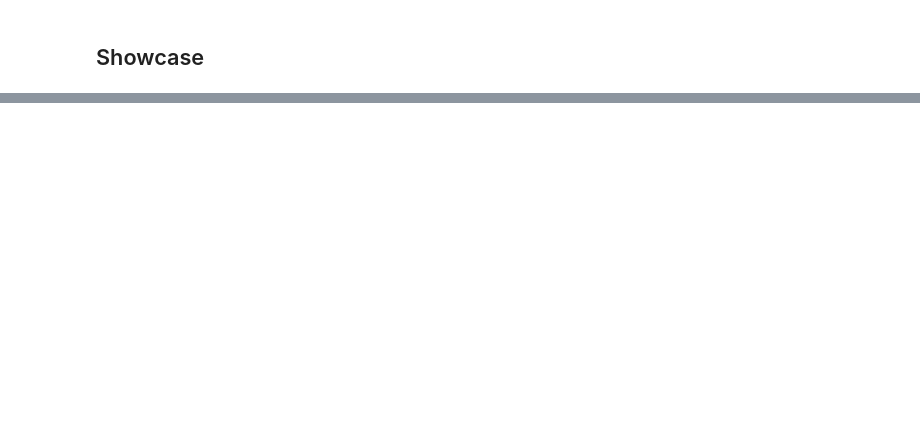
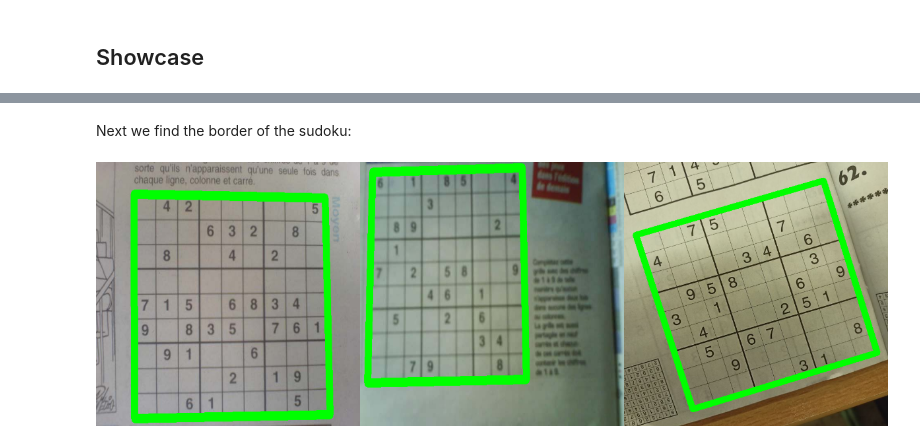
Before and after one commit to Strojove-uceni/23206-final-sudoku-solver, a Jupyter notebook: DEMO.ipynb, the cells around one changed output, grey strips where cells are left out. Saved outputs shown, nothing was run; the diff lists cells and outputs as text; code cells hidden in the pictures; blank space fills up the shorter version.

```diff
--- a/DEMO.ipynb
+++ b/DEMO.ipynb
@@ -228,0 +580,15 @@ As we can see, the network has a 99% accuracy.
+# %% [markdown]
+Next we find the border of the sudoku:
+# %%
+corners = find_corners(ex1)
+cv2.drawContours(ex1, [corners], -1, (0,255,0), 15)
+
+corners = find_corners(ex2)
+cv2.drawContours(ex2, [corners], -1, (0,255,0), 15)
+
+corners = find_corners(ex3)
+cv2.drawContours(ex3, [corners], -1, (0,255,0), 15)
+
+print_examples(ex1, ex2, ex3)
+# %% [output]
+[figure, added]
```
Also changed, not shown: parts of 28 cells of this notebook.
